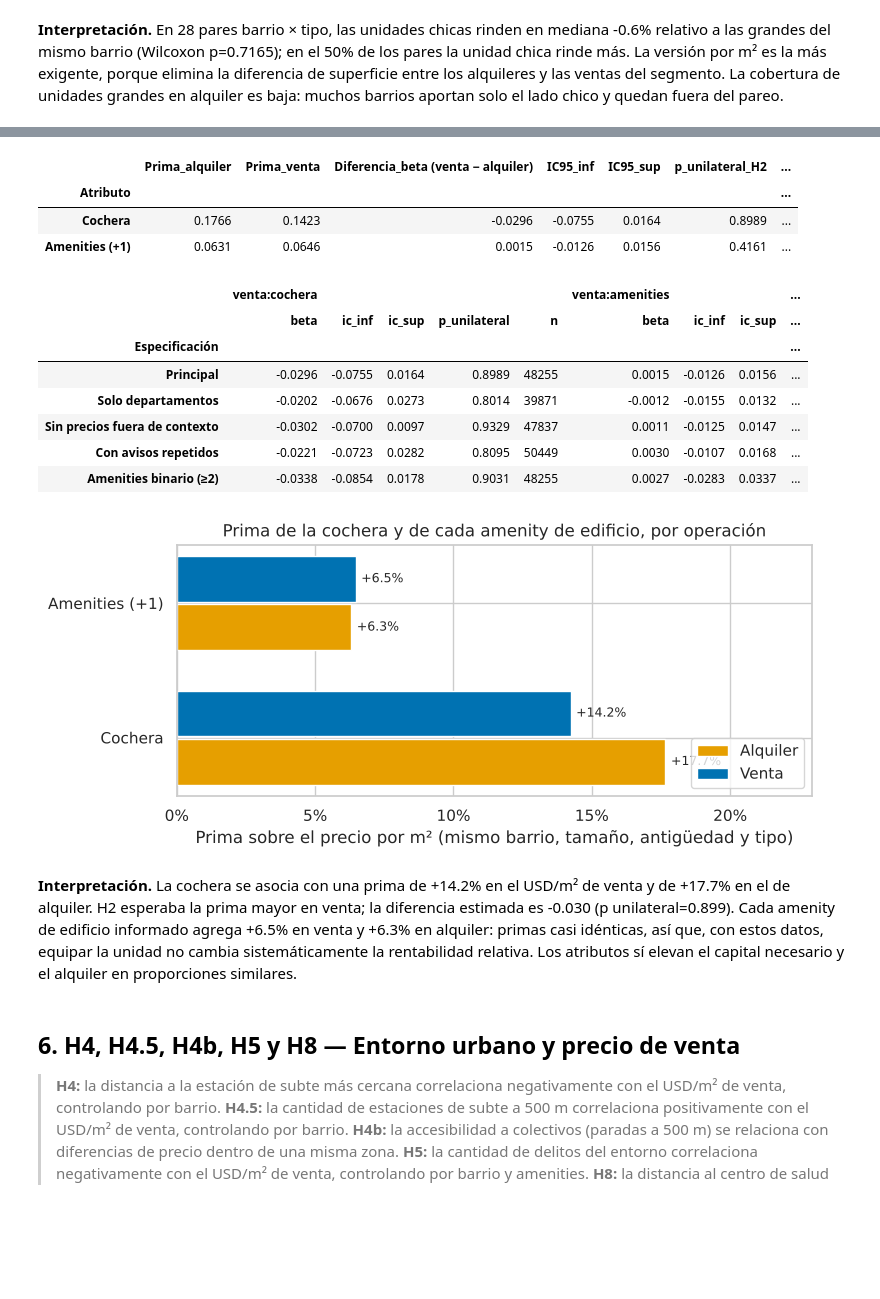
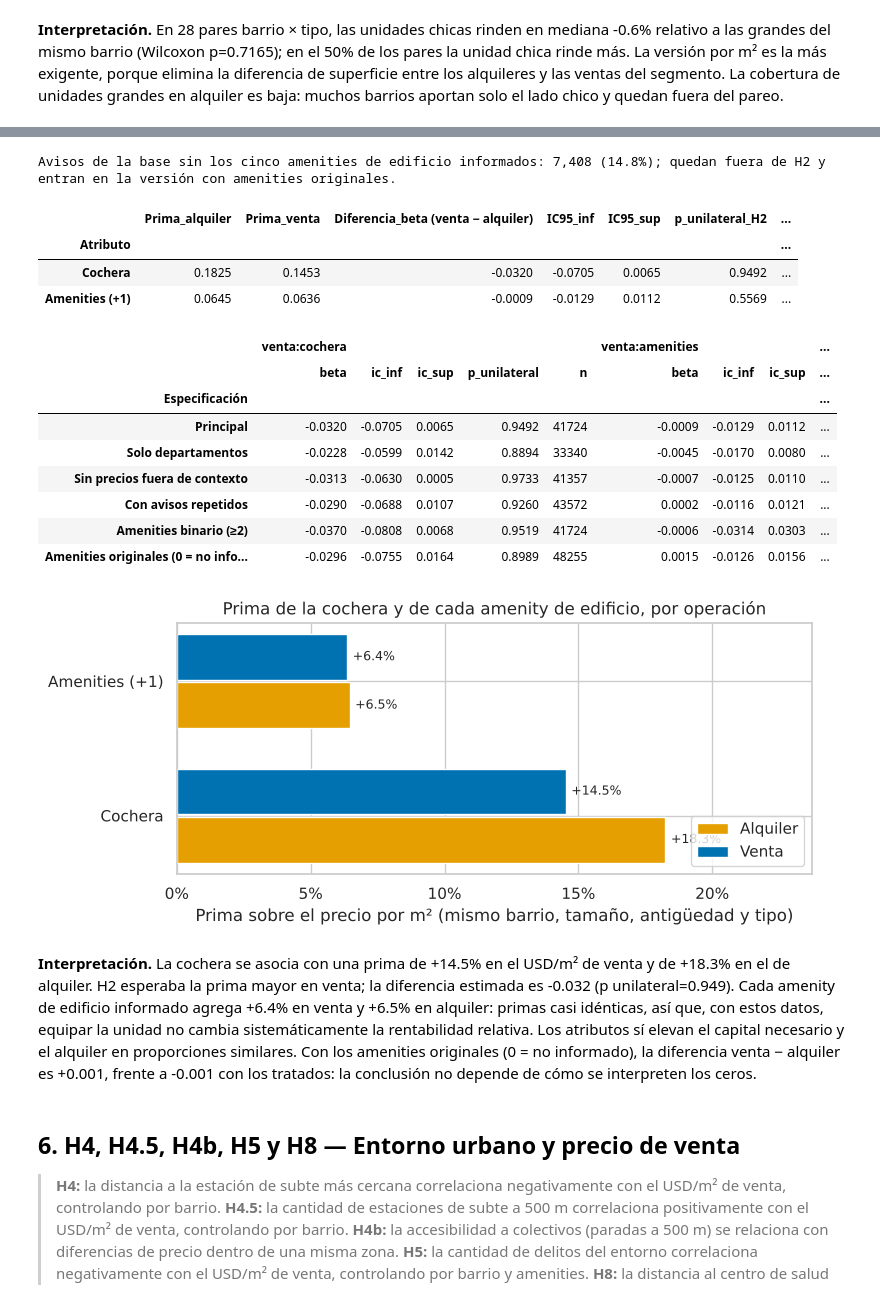
Before and after one commit to FrancisconiMorel/TP-Analisis-Descriptivo-Inmobiliario-CABA, a Jupyter notebook: notebooks/05_analisis_de_hipotesis.ipynb, the cells around one changed output, grey strips where cells are left out. Saved outputs shown, nothing was run; the diff lists cells and outputs as text; code cells hidden in the pictures; blank space fills up the shorter version.

Commit message:
PE3: H2 con amenities tratados, tabla de fuentes externas y requirements.txt

```diff
--- a/notebooks/05_analisis_de_hipotesis.ipynb
+++ b/notebooks/05_analisis_de_hipotesis.ipynb
@@ -130,7 +130,13 @@ def variables_analisis(datos):
     d['log_m2'] = np.log(d.Precio_USD / d.Superficie_Total_m2)
     d['log_superficie'] = np.log(d.Superficie_Total_m2)
     d['cochera'] = d.Cocheras_Tratada.between(1, 10).astype(int)
-    d['amenities_edificio'] = d[['Pileta', 'Gimnasio', 'SUM', 'Laundry', 'Seguridad']].sum(axis=1)
+    # Amenities de edificio con el tratamiento del notebook 02 (2.6.9): nulo = no informado.
+    amen_edif = ['Pileta', 'Gimnasio', 'SUM', 'Laundry', 'Seguridad']
+    tratadas = d[[f'{a}_Tratada' for a in amen_edif]]
+    d['amenities_edificio'] = tratadas.sum(axis=1, min_count=len(amen_edif))   # H2: solo si los cinco están informados
+    d['amenities_edificio_original'] = d[amen_edif].sum(axis=1)                # versión PE2 (0 = no informado), para robustez
+    d['amenities_control'] = tratadas.sum(axis=1)                              # como control: cuenta los presentes...
+    d['amenities_sin_dato'] = tratadas.isna().any(axis=1).astype(int)          # ...e indica si falta alguno
     d['familiar'] = d.Ambientes_Agrupado.isin(['3', '4+']).astype(int)
     d['venta'] = d.Tipo_Operacion.eq('Venta').astype(int)
     d['particular'] = d.Tipo_Vendedor.eq('normal').astype(int)
@@ -511,8 +517,11 @@ h2 = {'Principal': modelo_h2(base),
       'Solo departamentos': modelo_h2(base.loc[base.Tipo_Propiedad.eq('Departamento')], tipo=''),
       'Sin precios fuera de contexto': modelo_h2(sin_extremos(base)),
       'Con avisos repetidos': modelo_h2(con_repetidos)}
-base_amen = base.assign(amenities_edificio=base.amenities_edificio.ge(2).astype(int))
+base_amen = base.assign(amenities_edificio=base.amenities_edificio.ge(2).astype(float).where(base.amenities_edificio.notna()))
 h2['Amenities binario (≥2)'] = modelo_h2(base_amen)
+h2['Amenities originales (0 = no informado)'] = modelo_h2(base.assign(amenities_edificio=base.amenities_edificio_original))
+print(f"Avisos de la base sin los cinco amenities de edificio informados: {base.amenities_edificio.isna().sum():,} "
+      f"({base.amenities_edificio.isna().mean():.1%}); quedan fuera de H2 y entran en la versión con amenities originales.")
 
 primas = []
 for termino, etiqueta in [('cochera', 'Cochera'), ('amenities_edificio', 'Amenities (+1)')]:
@@ -529,48 +538,53 @@ rob_amen = tabla_robustez(h2, 'venta:amenities_edificio', +1)
 display(pd.concat({'venta:cochera': rob_cochera[['beta', 'ic_inf', 'ic_sup', 'p_unilateral', 'n']],
                    'venta:amenities': rob_amen[['beta', 'ic_inf', 'ic_sup', 'p_unilateral', 'n']]}, axis=1))
 # %% [output]
+Avisos de la base sin los cinco amenities de edificio informados: 7,408 (14.8%); quedan fuera de H2 y entran en la versión con amenities originales.
 |  | Prima_alquiler | Prima_venta | Diferencia_beta (venta − alquiler) | IC95_inf | IC95_sup | p_unilateral_H2 | ... |
 | Atributo |  |  |  |  |  |  | ... |
-| Cochera | 0.1766 | 0.1423 | -0.0296 | -0.0755 | 0.0164 | 0.8989 | ... |
-| Amenities (+1) | 0.0631 | 0.0646 | 0.0015 | -0.0126 | 0.0156 | 0.4161 | ... |
+| Cochera | 0.1825 | 0.1453 | -0.0320 | -0.0705 | 0.0065 | 0.9492 | ... |
+| Amenities (+1) | 0.0645 | 0.0636 | -0.0009 | -0.0129 | 0.0112 | 0.5569 | ... |
 |  | venta:cochera |  |  |  |  | venta:amenities |  |  | ... |
 |  | beta | ic_inf | ic_sup | p_unilateral | n | beta | ic_inf | ic_sup | ... |
 | Especificación |  |  |  |  |  |  |  |  | ... |
-| Principal | -0.0296 | -0.0755 | 0.0164 | 0.8989 | 48255 | 0.0015 | -0.0126 | 0.0156 | ... |
-| Solo departamentos | -0.0202 | -0.0676 | 0.0273 | 0.8014 | 39871 | -0.0012 | -0.0155 | 0.0132 | ... |
-| Sin precios fuera de contexto | -0.0302 | -0.0700 | 0.0097 | 0.9329 | 47837 | 0.0011 | -0.0125 | 0.0147 | ... |
-| Con avisos repetidos | -0.0221 | -0.0723 | 0.0282 | 0.8095 | 50449 | 0.0030 | -0.0107 | 0.0168 | ... |
-| Amenities binario (≥2) | -0.0338 | -0.0854 | 0.0178 | 0.9031 | 48255 | 0.0027 | -0.0283 | 0.0337 | ... |
+| Principal | -0.0320 | -0.0705 | 0.0065 | 0.9492 | 41724 | -0.0009 | -0.0129 | 0.0112 | ... |
+| Solo departamentos | -0.0228 | -0.0599 | 0.0142 | 0.8894 | 33340 | -0.0045 | -0.0170 | 0.0080 | ... |
+| Sin precios fuera de contexto | -0.0313 | -0.0630 | 0.0005 | 0.9733 | 41357 | -0.0007 | -0.0125 | 0.0110 | ... |
+| Con avisos repetidos | -0.0290 | -0.0688 | 0.0107 | 0.9260 | 43572 | 0.0002 | -0.0116 | 0.0121 | ... |
+| Amenities binario (≥2) | -0.0370 | -0.0808 | 0.0068 | 0.9519 | 41724 | -0.0006 | -0.0314 | 0.0303 | ... |
+| Amenities originales (0 = no info... | -0.0296 | -0.0755 | 0.0164 | 0.8989 | 48255 | 0.0015 | -0.0126 | 0.0156 | ... |
 # %%
 fig, ax = plt.subplots(figsize=(8, 3.6))
 y = np.arange(len(primas))
 for k, (op, col) in enumerate([('Alquiler', 'Prima_alquiler'), ('Venta', 'Prima_venta')]):
     ax.barh(y + (k - .5) * .36, primas[col], height=.34, color=COLORES_OPERACION[op], label=op)
     for yi, v in zip(y, primas[col]):
         ax.annotate(f'{v:+.1%}', (v, yi + (k - .5) * .36), xytext=(4, 0), textcoords='offset points', va='center', fontsize=9)
 ax.set_yticks(y, primas.index)
 ax.xaxis.set_major_formatter(plt.FuncFormatter(lambda v, _: f'{v:.0%}'))
 ax.set(xlabel='Prima sobre el precio por m² (mismo barrio, tamaño, antigüedad y tipo)',
        title='Prima de la cochera y de cada amenity de edificio, por operación')
 ax.legend(loc='lower right'); ax.set_xlim(0, primas[['Prima_alquiler', 'Prima_venta']].max().max() * 1.3)
 plt.tight_layout(); plt.show()
 
 for termino, nombre, rob in [('cochera', 'H2a', rob_cochera), ('amenities_edificio', 'H2b', rob_amen)]:
     r = contraste(h2['Principal'], f'venta:{termino}', +1)
     registrar(nombre, f'Prima de {"la cochera" if termino == "cochera" else "los amenities"} mayor en venta que en alquiler',
               f'{r["beta"]:+.3f}', f'[{r["ic_inf"]:+.3f}, {r["ic_sup"]:+.3f}]', r['p_unilateral'],
               f'{np.expm1(-r["beta"]):+.1%} en la rentabilidad bruta de la unidad', f'{rob.Signo_esperado.sum()}/{len(rob)}',
               r['n'], 'Diferencia de coeficientes; errores por barrio', signo_ok=r['beta'] > 0)
 c = primas.loc['Cochera']
 lectura(f'La cochera se asocia con una prima de {c.Prima_venta:+.1%} en el USD/m² de venta y de {c.Prima_alquiler:+.1%} '
         f'en el de alquiler. H2 esperaba la prima mayor en venta; la diferencia estimada es {c["Diferencia_beta (venta − alquiler)"]:+.3f} '
         f'(p unilateral={c.p_unilateral_H2:.3f}). Cada amenity de edificio informado agrega '
         f'{primas.loc["Amenities (+1)"].Prima_venta:+.1%} en venta y {primas.loc["Amenities (+1)"].Prima_alquiler:+.1%} en alquiler: '
         'primas casi idénticas, así que, con estos datos, equipar la unidad no cambia sistemáticamente la rentabilidad '
-        'relativa. Los atributos sí elevan el capital necesario y el alquiler en proporciones similares.')
+        'relativa. Los atributos sí elevan el capital necesario y el alquiler en proporciones similares. '
+        f'Con los amenities originales (0 = no informado), la diferencia venta − alquiler es '
+        f'{rob_amen.loc["Amenities originales (0 = no informado)", "beta"]:+.3f}, frente a {rob_amen.loc["Principal", "beta"]:+.3f} con los tratados: '
+        'la conclusión no depende de cómo se interpreten los ceros.')
 # %% [output]
-[figure, old version]
+[figure, new version]
-**Interpretación.** La cochera se asocia con una prima de +14.2% en el USD/m² de venta y de +17.7% en el de alquiler. H2 esperaba la prima mayor en venta; la diferencia estimada es -0.030 (p unilateral=0.899). Cada amenity de edificio informado agrega +6.5% en venta y +6.3% en alquiler: primas casi idénticas, así que, con estos datos, equipar la unidad no cambia sistemáticamente la rentabilidad relativa. Los atributos sí elevan el capital necesario y el alquiler en proporciones similares.
+**Interpretación.** La cochera se asocia con una prima de +14.5% en el USD/m² de venta y de +18.3% en el de alquiler. H2 esperaba la prima mayor en venta; la diferencia estimada es -0.032 (p unilateral=0.949). Cada amenity de edificio informado agrega +6.4% en venta y +6.5% en alquiler: primas casi idénticas, así que, con estos datos, equipar la unidad no cambia sistemáticamente la rentabilidad relativa. Los atributos sí elevan el capital necesario y el alquiler en proporciones similares. Con los amenities originales (0 = no informado), la diferencia venta − alquiler es +0.001, frente a -0.001 con los tratados: la conclusión no depende de cómo se interpreten los ceros.
 # %% [markdown]
 ## 6. H4, H4.5, H4b, H5 y H8 — Entorno urbano y precio de venta
 
```
Also changed, not shown: parts of 8 cells of this notebook, 4 other files.
